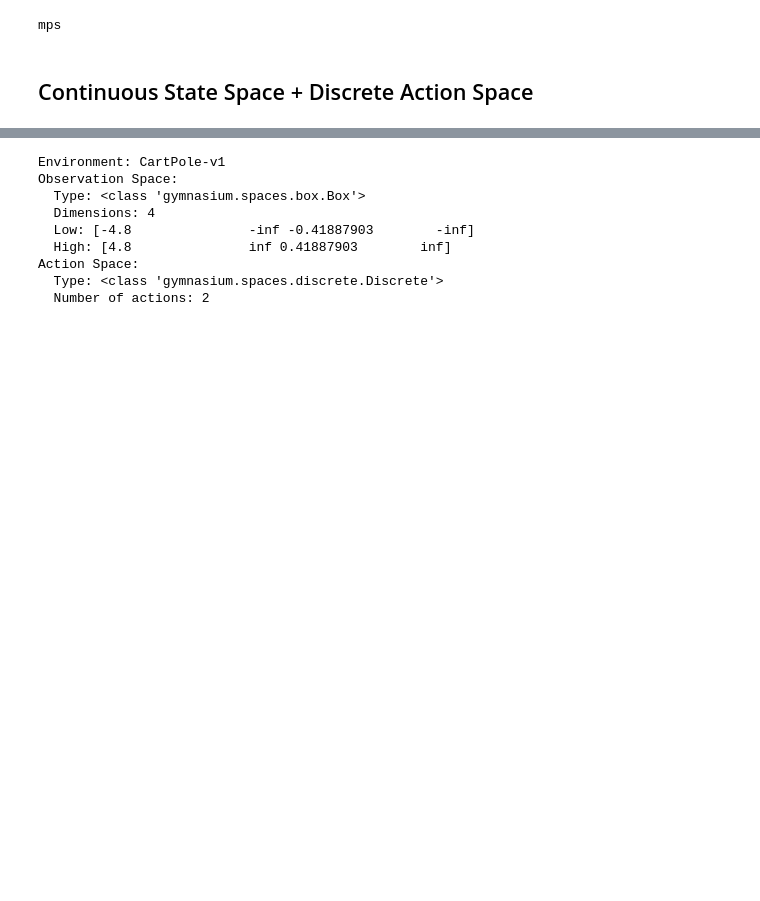
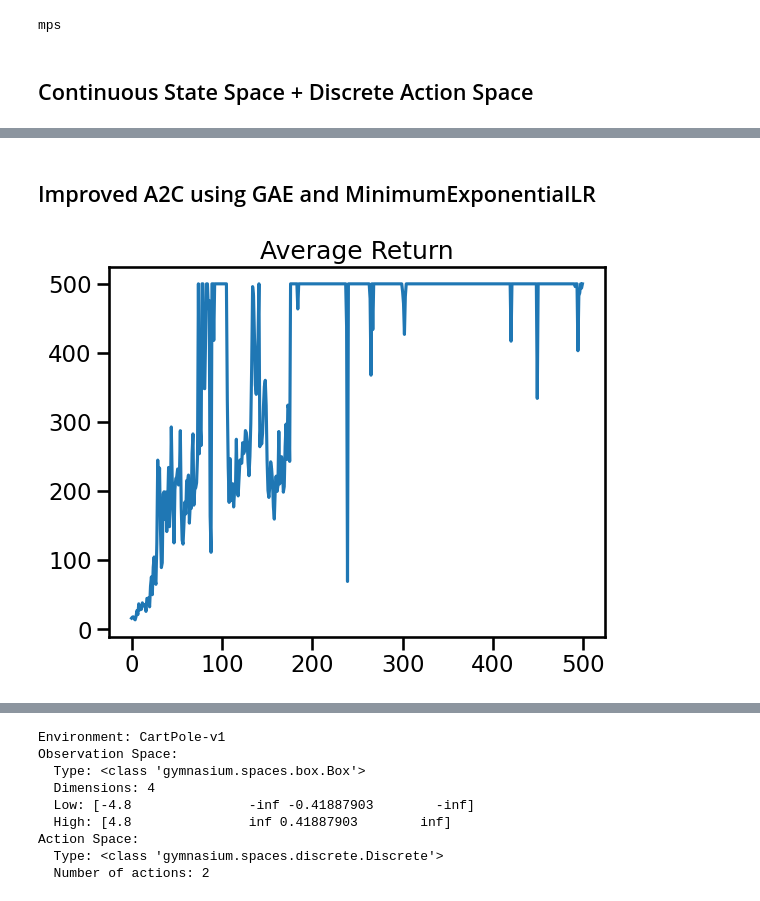
Before and after one commit to vmic2002/RLActorCritic, a Jupyter notebook: actor_critic.ipynb, the cells around one changed output, grey strips where cells are left out. Drawn from its saved outputs; the diff is of its cells as text; code cells hidden in the pictures; blank space fills up the shorter version.

```diff
--- a/actor_critic.ipynb
+++ b/actor_critic.ipynb
@@ -103,0 +575,10 @@ gymnasium_environments = [
+# %%
+pol, vn, pl = train_a2c(
+    env=env,
+    num_train_episodes=500,
+    num_test_per_episode=5,
+    max_episode_duration=750,
+    p_learning_rate=0.01,
+    v_learning_rate=0.01,
+    gamma=1
+)
@@ -103,0 +615,2 @@ gymnasium_environments = [
+# %% [markdown]
+## Improved A2C using GAE and MinimumExponentialLR
@@ -103,0 +656,16 @@ gymnasium_environments = [
+# %%
+def gae(rewards, values, next_value, done, gamma, lam):
+    advantages = []
+    gae = 0
+
+    for t in reversed(range(len(rewards))):
+        if t == len(rewards) - 1:
+            next_val = next_value
+        else:
+            next_val = values[t + 1]
+
+        delta = rewards[t] + gamma * next_val * (1 - done[t]) - values[t]
+        gae = delta + gamma * lam * (1 - done[t]) * gae
+        advantages.insert(0, gae)
+
+    return advantages
@@ -103,0 +743,14 @@ gymnasium_environments = [
+# %%
+pol, vn, pl = train_ac_gae(
+    env=env,
+    num_train_episodes=500,
+    num_test_per_episode=5,
+    max_episode_duration=1000,
+    gamma=0.99,
+)
+# %%
+plt.plot(pl)
+plt.title('Average Return')
+plt.show()
+# %% [output]
+[figure, added]
```
Also changed, not shown: parts of 42 cells of this notebook.
